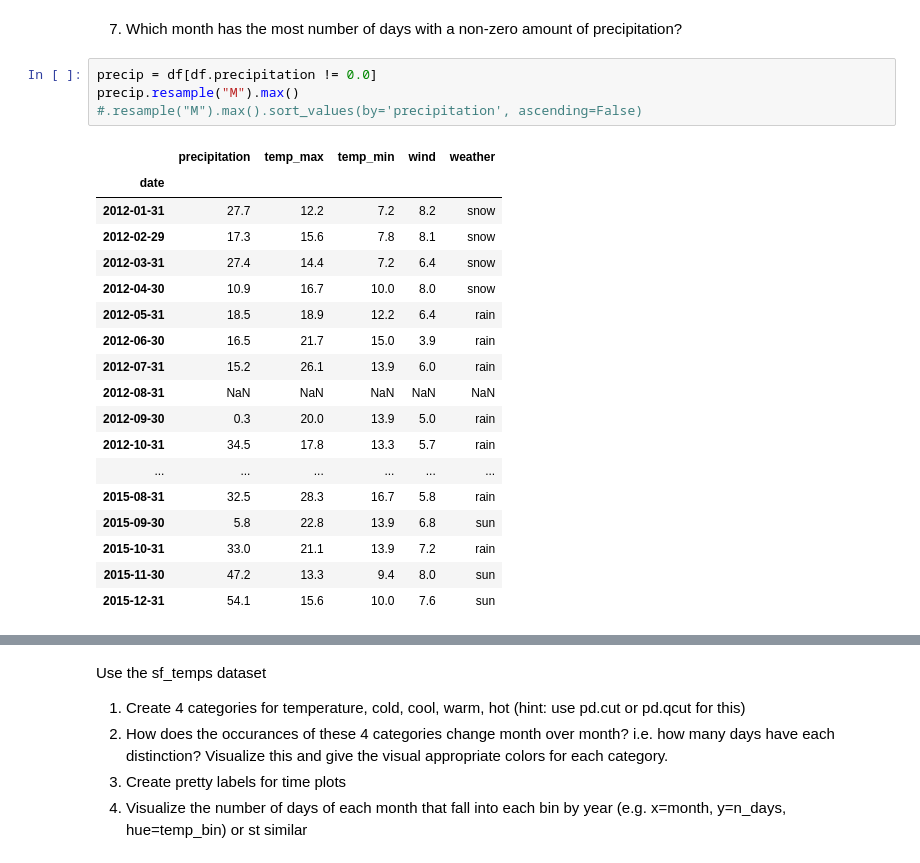
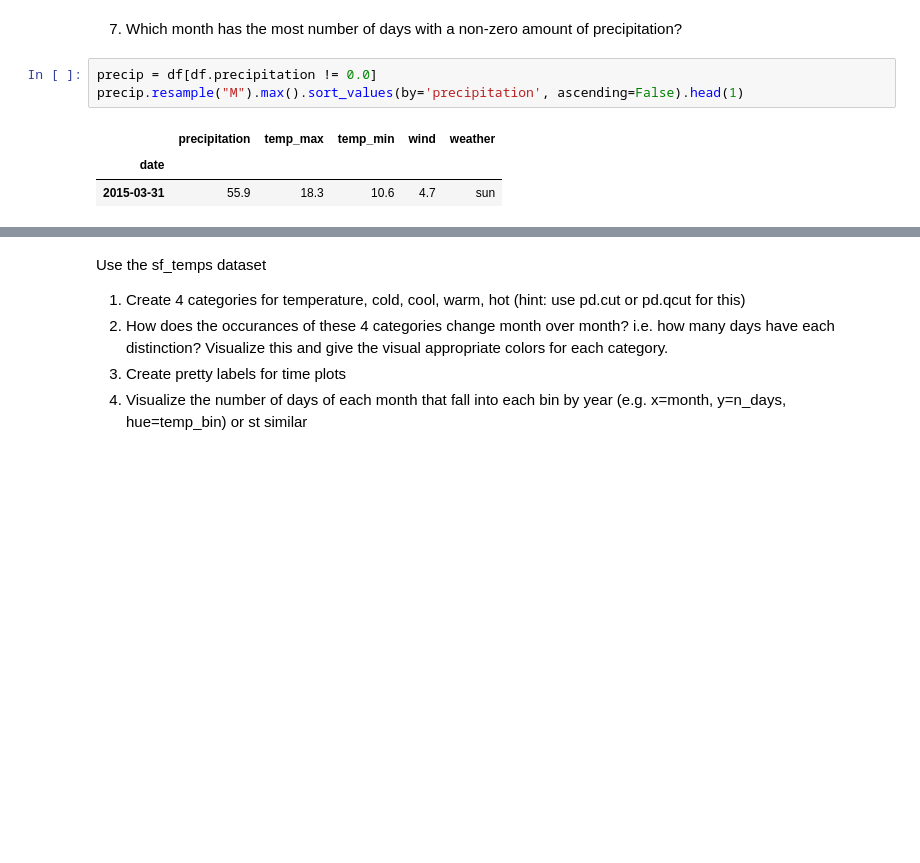
Before and after one commit to cari-holmes/ds-methodologies-exercises, a Jupyter notebook: time_series/time_series.ipynb, the cells around one changed output, grey strips where cells are left out. Drawn from its saved outputs; the diff is of its cells as text; blank space fills up the shorter version.

```diff
--- a/time_series/time_series.ipynb
+++ b/time_series/time_series.ipynb
@@ -203,24 +182,8 @@ rain.resample("M").count().sort_values(by='weather', ascending=False).head(1)
 7. Which month has the most number of days with a non-zero amount of precipitation?
 # %%
 precip = df[df.precipitation != 0.0]
-precip.resample("M").max()
-#.resample("M").max().sort_values(by='precipitation', ascending=False)
+precip.resample("M").max().sort_values(by='precipitation', ascending=False).head(1)
 # %% [output]
 |  | precipitation | temp_max | temp_min | wind | weather |
 | date |  |  |  |  |  |
-| 2012-01-31 | 27.7 | 12.2 | 7.2 | 8.2 | snow |
-| 2012-02-29 | 17.3 | 15.6 | 7.8 | 8.1 | snow |
-| 2012-03-31 | 27.4 | 14.4 | 7.2 | 6.4 | snow |
-| 2012-04-30 | 10.9 | 16.7 | 10.0 | 8.0 | snow |
-| 2012-05-31 | 18.5 | 18.9 | 12.2 | 6.4 | rain |
-| 2012-06-30 | 16.5 | 21.7 | 15.0 | 3.9 | rain |
-| 2012-07-31 | 15.2 | 26.1 | 13.9 | 6.0 | rain |
-| 2012-08-31 | NaN | NaN | NaN | NaN | NaN |
-| 2012-09-30 | 0.3 | 20.0 | 13.9 | 5.0 | rain |
-| 2012-10-31 | 34.5 | 17.8 | 13.3 | 5.7 | rain |
-| ... | ... | ... | ... | ... | ... |
-| 2015-08-31 | 32.5 | 28.3 | 16.7 | 5.8 | rain |
-| 2015-09-30 | 5.8 | 22.8 | 13.9 | 6.8 | sun |
-| 2015-10-31 | 33.0 | 21.1 | 13.9 | 7.2 | rain |
-| 2015-11-30 | 47.2 | 13.3 | 9.4 | 8.0 | sun |
-| 2015-12-31 | 54.1 | 15.6 | 10.0 | 7.6 | sun |
+| 2015-03-31 | 55.9 | 18.3 | 10.6 | 4.7 | sun |
```
Also changed, not shown: parts of 30 cells of this notebook.
